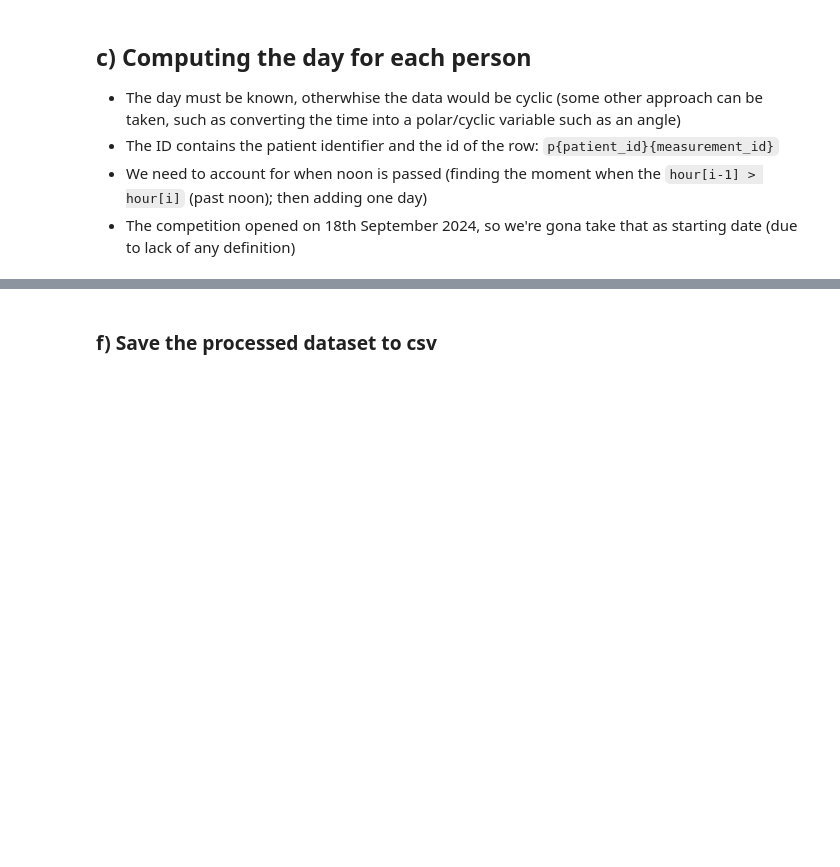
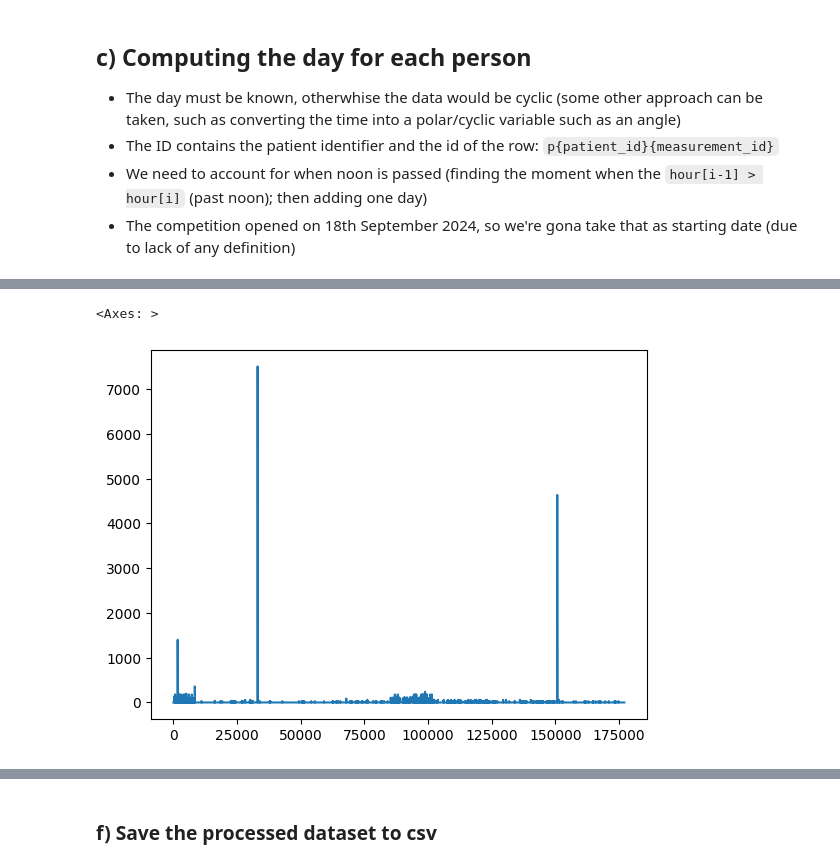
Before and after one commit to mihaiBront/SJK006-BigdataFinalProject_DiabetesGlucosePrediction, a Jupyter notebook: 1_FamiliarizationWithData_And_DataReduction.ipynb, the cells around one changed output, grey strips where cells are left out. Drawn from its saved outputs; the diff is of its cells as text; code cells hidden in the pictures; blank space fills up the shorter version.

```diff
--- a/1_FamiliarizationWithData_And_DataReduction.ipynb
+++ b/1_FamiliarizationWithData_And_DataReduction.ipynb
@@ -308,0 +469,13 @@ df_edited.drop(columns=[col for col in df_edited.columns if 'activity' in col.lo
+# %%
+# drop the columns non-correspondant to 15min intervals
+listColumns = sorted(filter(lambda x: "activity-" in x, df_edited.columns))
+print(len(listColumns), listColumns)
+
+columnsGroup = [listColumns[i: i+3] for i in range(0, len(listColumns), 3)]
+print(columnsGroup)
+
+for col_set in columnsGroup:
+    df_edited = df_edited.drop(col_set[1:], axis=1)
+
+listColumns = sorted(filter(lambda x: "activity-" in x, df_edited.columns))
+print(len(listColumns), listColumns)
@@ -308,0 +493,5 @@ df_edited.drop(columns=[col for col in df_edited.columns if 'activity' in col.lo
+# %%
+df_edited[listColumns[0]].plot()
+# %% [output]
+<Axes: >
+[figure, added]
```
Also changed, not shown: parts of 75 cells of this notebook, 7 other files.
